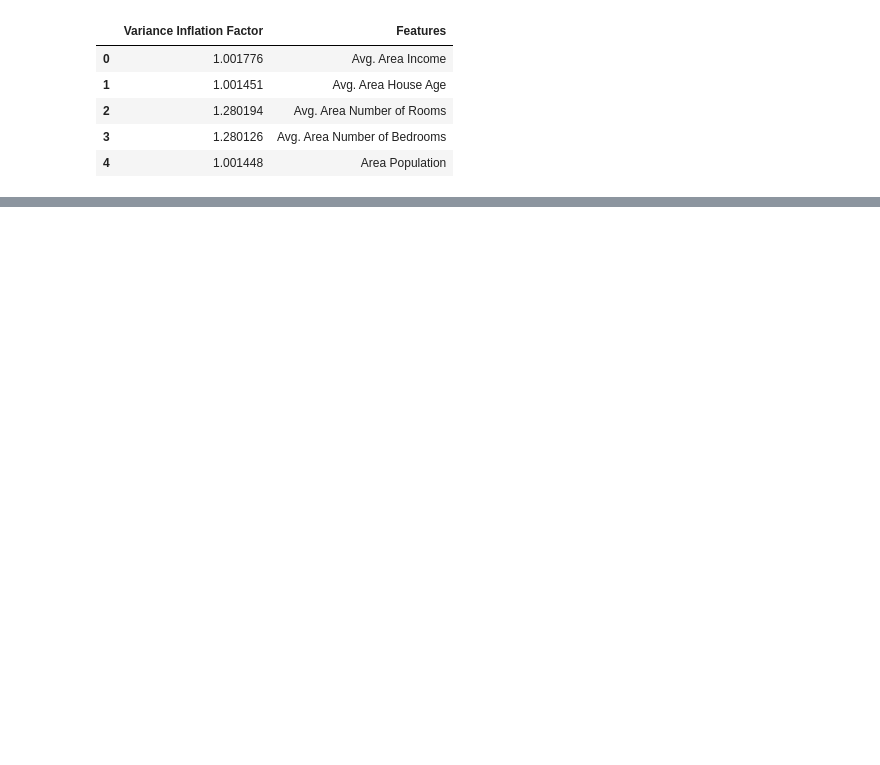
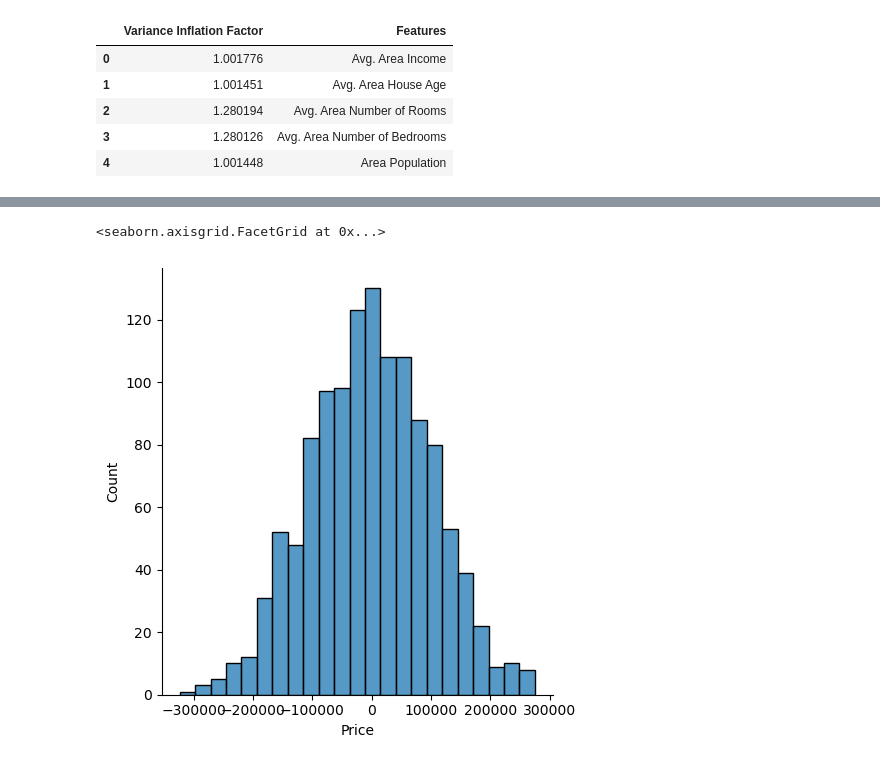
Before and after one commit to Selvam-DG/Machine_Learning_Techniques, a Jupyter notebook: Linear_Regression/Linear_Regression_1(USA_HOUSING).ipynb, the cells around one changed output, grey strips where cells are left out. Drawn from its saved outputs; the diff is of its cells as text; code cells hidden in the pictures; blank space fills up the shorter version.

```diff
--- a/Linear_Regression/Linear_Regression_1(USA_HOUSING).ipynb
+++ b/Linear_Regression/Linear_Regression_1(USA_HOUSING).ipynb
@@ -328,0 +443,5 @@ print(y_test.shape)
+# %%
+sns.displot(y_test-y_pred,kind ='hist')
+# %% [output]
+<seaborn.axisgrid.FacetGrid at 0x...>
+[figure, added]
```
Also changed, not shown: parts of 36 cells of this notebook.
